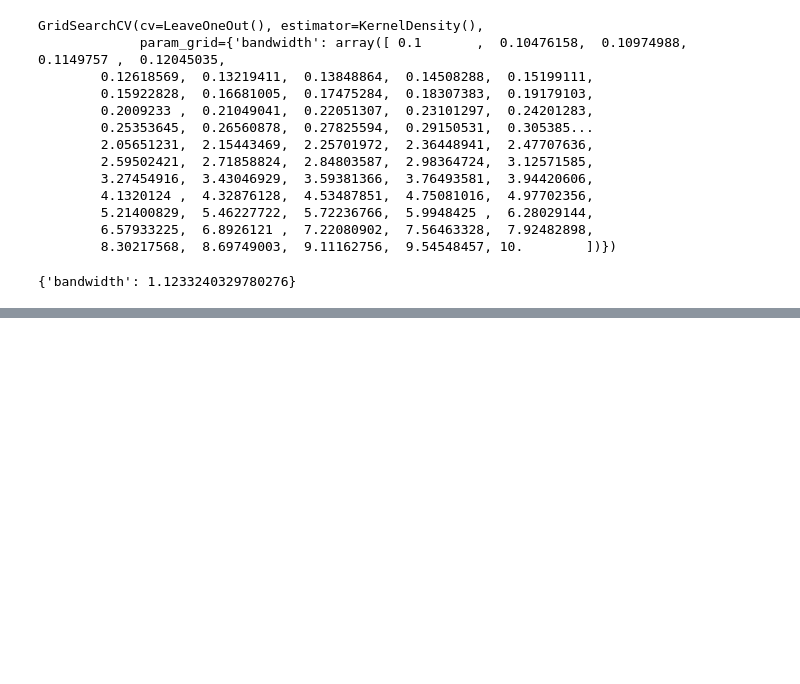
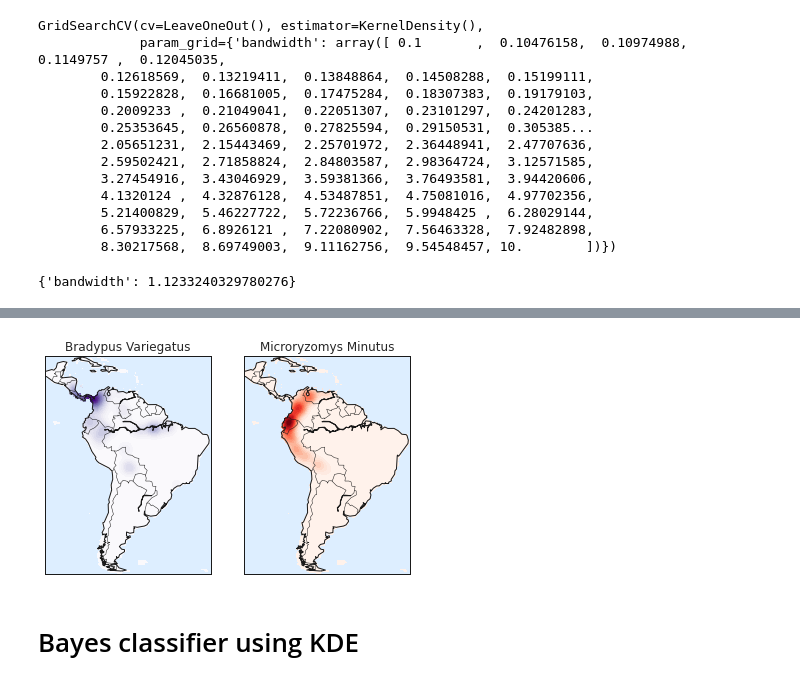
Before and after one commit to adaniky/my_own_reminders, a Jupyter notebook: Python/SkLearn/Kernel Density Estimation.ipynb, the cells around one changed output, grey strips where cells are left out. Saved outputs shown, nothing was run; the diff lists cells and outputs as text; code cells hidden in the pictures; blank space fills up the shorter version.

```diff
--- a/Python/SkLearn/Kernel Density Estimation.ipynb
+++ b/Python/SkLearn/Kernel Density Estimation.ipynb
@@ -121,0 +174,36 @@ grid.best_params_
+# %%
+# Настраиваем сетку данных для контурного графика
+X, Y = np.meshgrid(xgrid[::5], ygrid[::5][::-1])
+land_reference = data.coverages[6][::5, ::5]
+land_mask = (land_reference > -9999).ravel()
+xy = np.vstack([Y.ravel(), X.ravel()]).T
+xy = np.radians(xy[land_mask])
+# Создаем два графика друг возле друга
+fig, ax = plt.subplots(1, 2)
+fig.subplots_adjust(left=0.05, right=0.95, wspace=0.05)
+species_names = ['Bradypus Variegatus', 'Microryzomys Minutus']
+cmaps = ['Purples', 'Reds']
+for i, axi in enumerate(ax):
+    axi.set_title(species_names[i])
+    # Рисуем береговые линии с помощью Basemap
+    m = Basemap(projection='cyl', llcrnrlat=Y.min(),
+                urcrnrlat=Y.max(), llcrnrlon=X.min(),
+                urcrnrlon=X.max(), resolution='c', ax=axi)
+    m.drawmapboundary(fill_color='#DDEEFF')
+    m.drawcoastlines()
+    m.drawcountries()
+    # Формируем сферическую ядерную оценку плотности распределения
+    kde = KernelDensity(bandwidth=0.03, metric='haversine')
+    kde.fit(np.radians(latlon[species == i]))
+    # Выполняем расчеты только на поверхности Земли:
+    # -9999 соответствует океану
+    Z = np.full(land_mask.shape[0], -9999.0)
+    Z[land_mask] = np.exp(kde.score_samples(xy))
+    Z = Z.reshape(X.shape)
+    # Рисуем изолинии плотности
+    levels = np.linspace(0, Z.max(), 25)
+    axi.contourf(X, Y, Z, levels=levels, cmap=cmaps[i])
+# %% [output]
+[figure, added]
+# %% [markdown]
+# Bayes classifier using KDE
```
Also changed, not shown: parts of 7 cells of this notebook, 4 other files.
